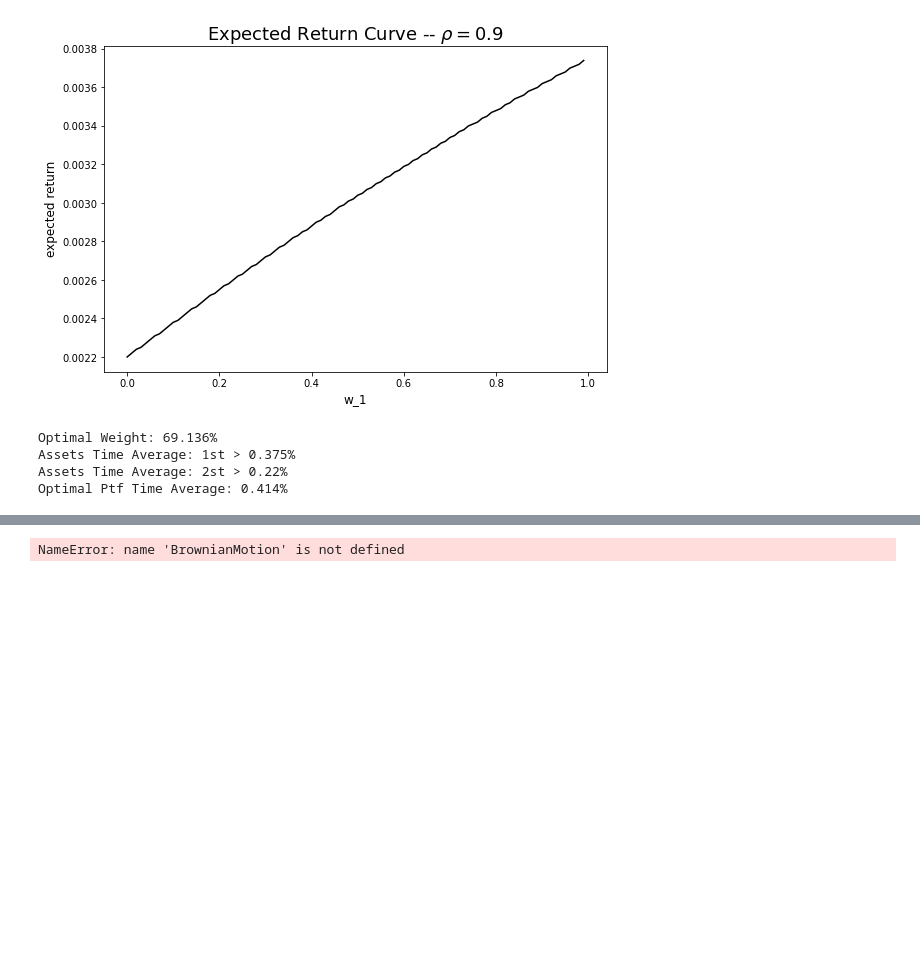
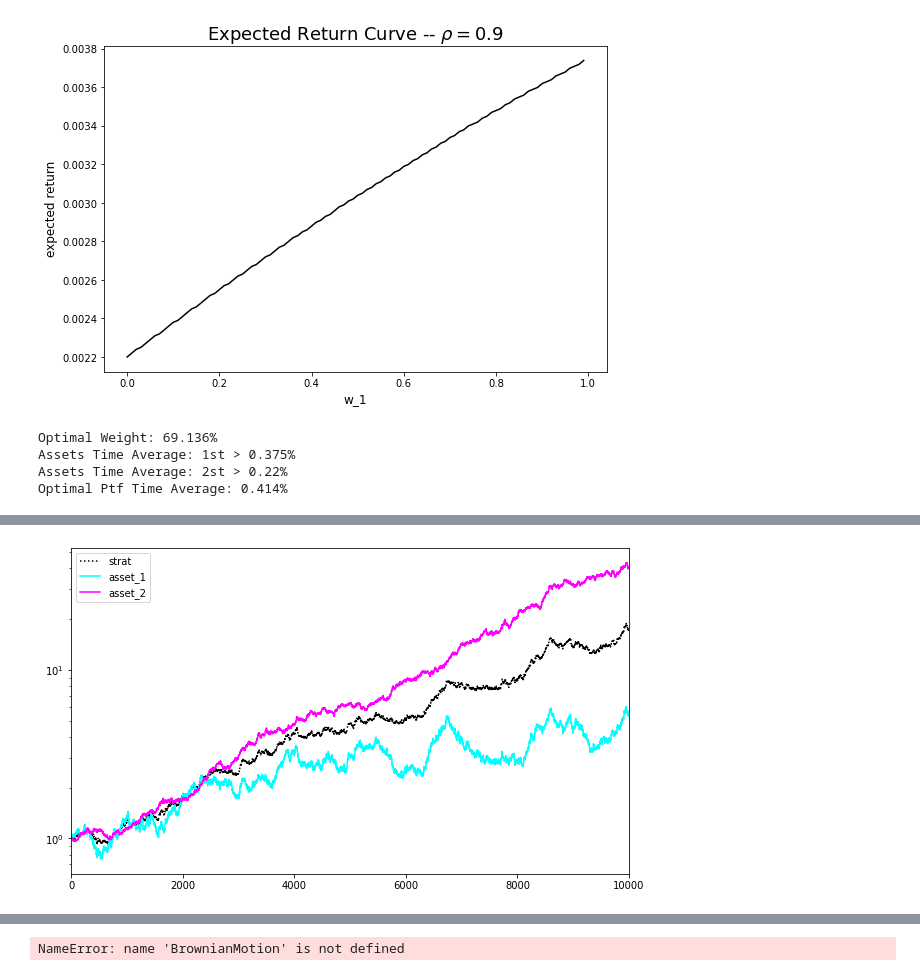
Before and after one commit to lucaberlanda/Magazzino, a Jupyter notebook: Finance/Signals.ipynb, the cells around one changed output, grey strips where cells are left out. Saved outputs shown, nothing was run; the diff lists cells and outputs as text; code cells hidden in the pictures; blank space fills up the shorter version.

```diff
--- a/Finance/Signals.ipynb
+++ b/Finance/Signals.ipynb
@@ -132,0 +146,36 @@ Optimal Ptf Time Average: 0.414%
+# %%
+import matplotlib.pyplot as plt
+
+n = 10000
+ret = 0.001
+P = np.array([[0.5, 0.5], # negative transition prob
+              [0.1, 0.9]])  # positive transition prob
+
+i = 0;
+switch = [0]
+I = np.arange(len(P))
+for _ in range(n):
+    i = np.random.choice(I, p = P[i])
+    switch.append(i);
+
+
+switch_rets = pd.Series(switch).map({1: ret, 0: -3*ret})
+path_1 = switch_rets + np.random.normal(0, 0.01, len(switch_rets))
+path_2 = switch_rets + np.random.normal(0, 0.005, len(switch_rets))
+path_1.name = 'asset_1'
+path_2.name = 'asset_2'
+
+bmk = ((path_1 + path_2)/2 + 1).cumprod()
+ri_1 = (path_1 + 1).cumprod()
+ri_2 = (path_2 + 1).cumprod()
+
+fig = plt.figure(1, figsize=(10, 6))
+ax1 = fig.add_subplot(111)
+
+bmk.name = 'strat'
+
+bmk.plot(legend='strat', color='black', linestyle='dotted', ax=ax1)
+pd.concat([ri_1, ri_2], axis=1).plot(cmap='cool', ax=ax1, logy=True)
+plt.show()
+# %% [output]
+[figure, added]
```
Also changed, not shown: parts of 6 cells of this notebook, 2 other files.
